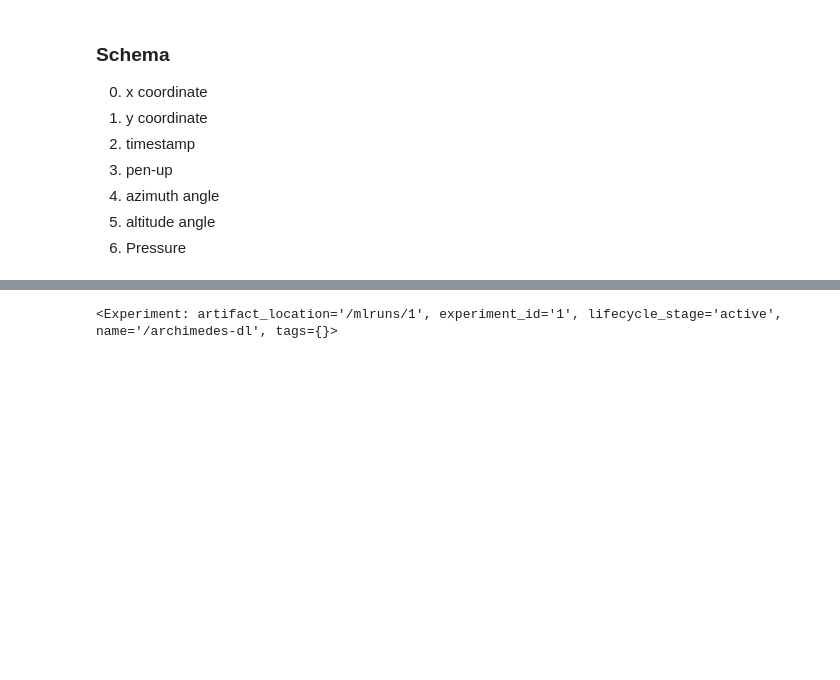
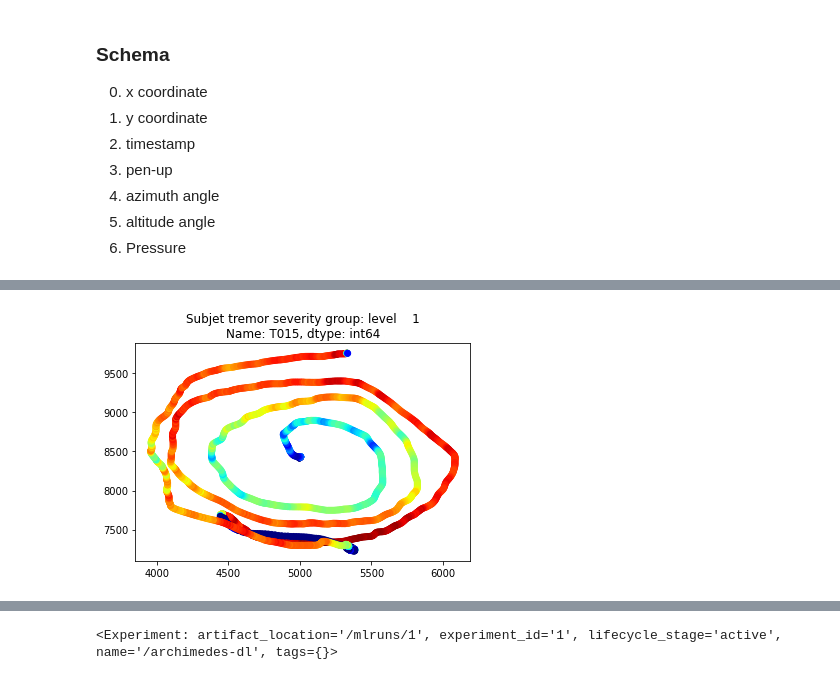
Before and after one commit to spolex/spiral, a Jupyter notebook: notebooks/202208_spiral_raw_data_lstm_classification.ipynb, the cells around one changed output, grey strips where cells are left out. Drawn from its saved outputs; the diff is of its cells as text; code cells hidden in the pictures; blank space fills up the shorter version.

```diff
--- a/notebooks/202208_spiral_raw_data_lstm_classification.ipynb
+++ b/notebooks/202208_spiral_raw_data_lstm_classification.ipynb
@@ -50,8 +30,8 @@ import mlflow.tensorflow
 # %%
 features=['x','y','pen_up','pressure']
-cols=[0,1,3,6]
+#features=['x','y']
 
-features=['x','y']
-cols=[0,1]
+doc_path = "/data/elekin/doc"
+results_path = "/data/elekin/data/results/handwriting"
 
-doc_path = "/data/elekin/doc"g
+day="20220906"
@@ -84,0 +38,3 @@ for path, level in zip(metadf.abs_path, metadf.level):
+# %%
+df = pd.read_csv(os.path.join(results_path,"biodarw_{}.csv".format(day))).set_index('subject_id')[features]
+df.sample(5)
@@ -84,0 +53,3 @@ for path, level in zip(metadf.abs_path, metadf.level):
+# %%
+labels = pd.read_csv(os.path.join(results_path,"level_{}.csv".format(day))).set_index('subject_id')
+labels.sample(10)
@@ -84,0 +69,7 @@ for path, level in zip(metadf.abs_path, metadf.level):
+# %%
+idx = 'T015'
+label = labels.loc[idx]
+plt.scatter(df.loc[idx]['x'], df.loc[idx]['y'], c=df.loc[idx]['pressure'], cmap='jet')
+_=plt.title("Subjet tremor severity group: {}".format(label))
+# %% [output]
+[figure, added]
```
Also changed, not shown: parts of 22 cells of this notebook, 15 other files.
